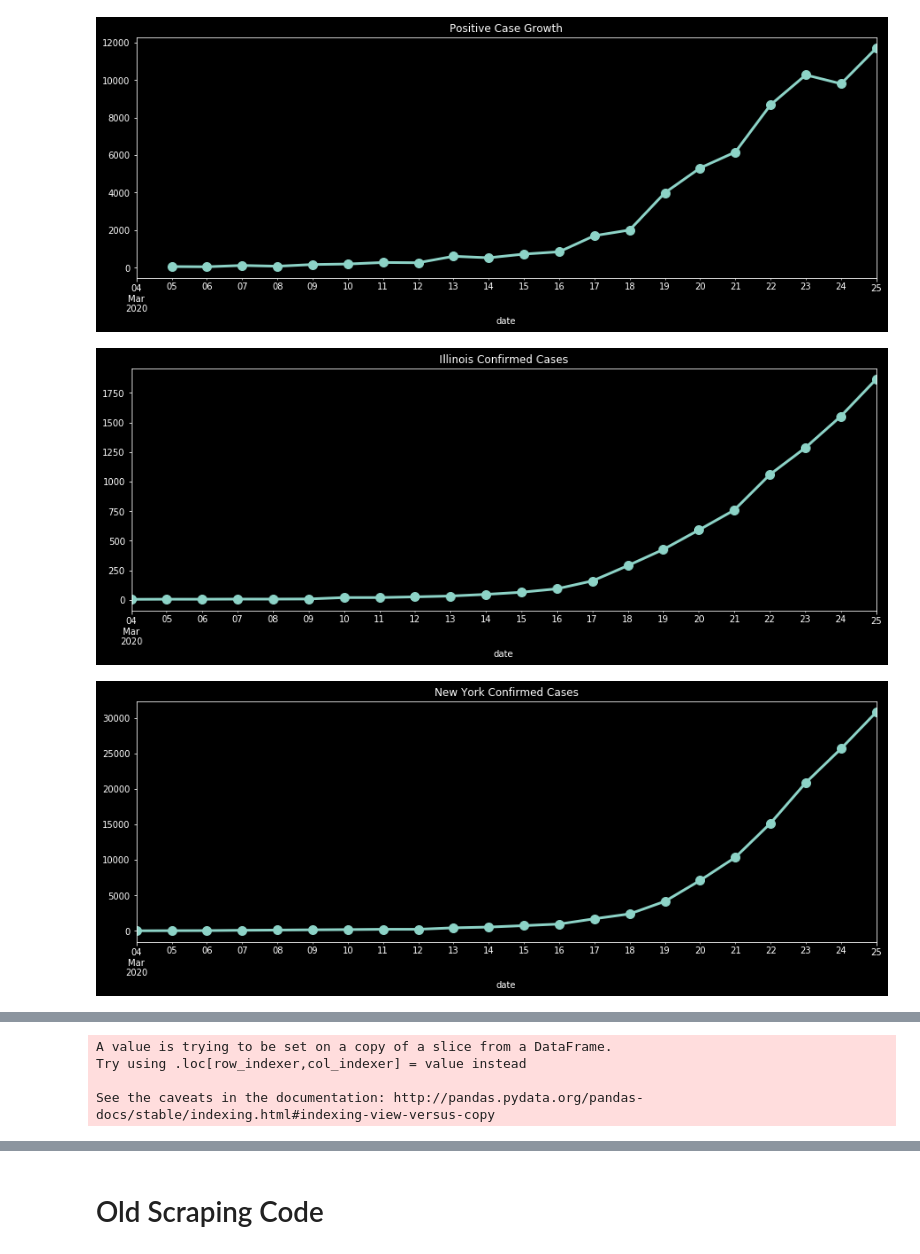
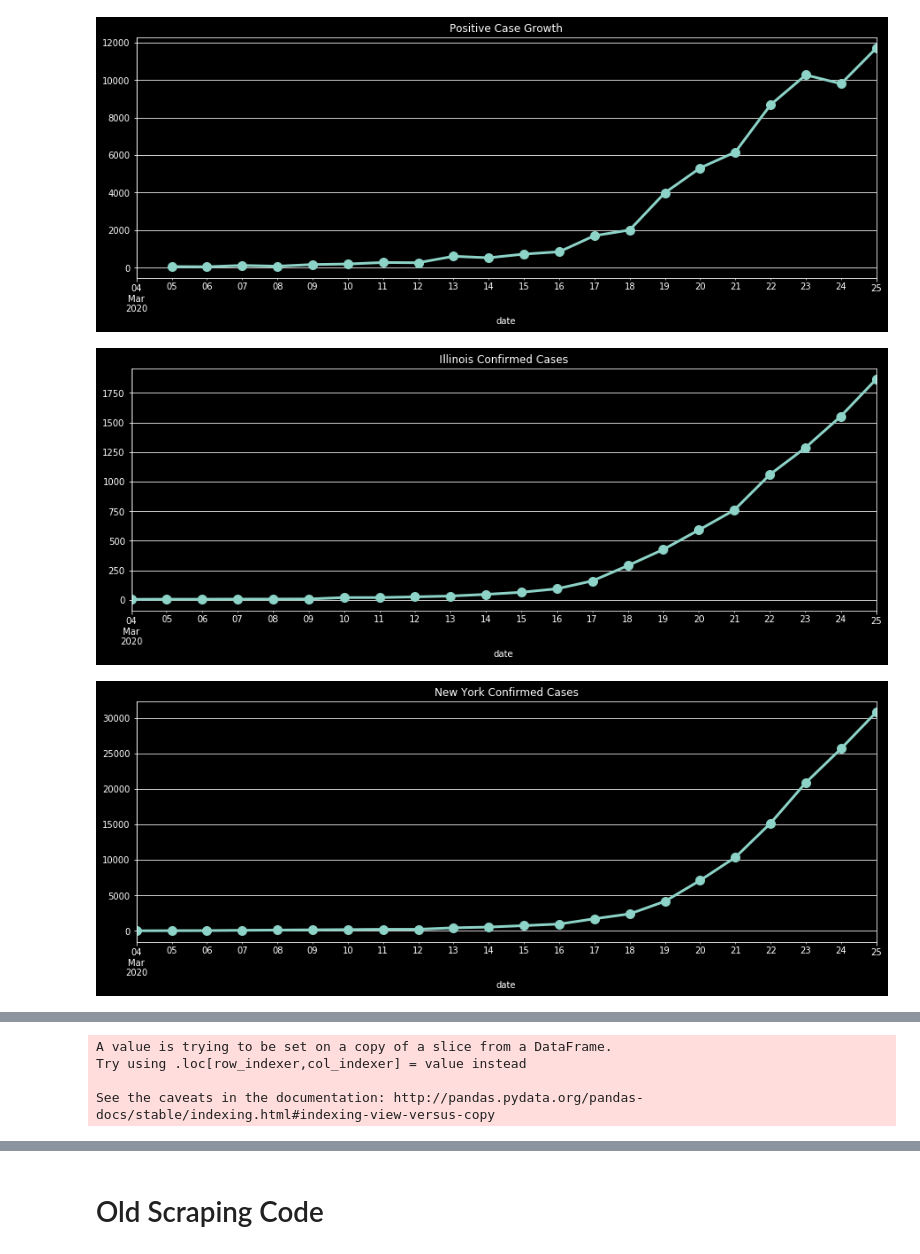
Before and after one commit to joelsewhere/covid-19, a Jupyter notebook: Coronavirus_data_tracker.ipynb, the cells around one changed output, grey strips where cells are left out. Saved outputs shown, nothing was run; the diff lists cells and outputs as text; code cells hidden in the pictures.

```diff
--- a/Coronavirus_data_tracker.ipynb
+++ b/Coronavirus_data_tracker.ipynb
@@ -25,17 +25,18 @@ today = states.loc[states.index.max()]
 
 # NATIONAL POSITIVE
 plt.style.use('dark_background')
-plt.g
 fig = plt.figure(figsize=(15,5))
 us.positive.plot(linewidth=3, marker = 'o', markersize=10)
 plt.title('Positive Test Results COVID-19')
+plt.grid()
 plt.show()
 fig.savefig('images/positive_tests.png')
 
 # NATIONAL DEATHS
 fig = plt.figure(figsize=(15,5))
 us.death.dropna().plot(linewidth=3, marker = 'o', markersize=10)
-plt.title('Positive Test Results COVID-19')
+plt.title('US Deaths')
+plt.grid()
 plt.show()
 fig.savefig('images/deaths.png')
 
@@ -44,6 +45,7 @@ us_rev = us.iloc[::-1].positive.diff()
 fig = plt.figure(figsize=(15,5))
 us_rev.plot(linewidth=3, marker = 'o', markersize=10)
 plt.title('Positive Case Growth')
+plt.grid()
 plt.show()
 fig.savefig('images/positive_case_growth.png')
 
@@ -51,6 +53,7 @@ fig.savefig('images/positive_case_growth.png')
 fig = plt.figure(figsize=(15,5))
 states[states.state == 'IL'].positive.plot(linewidth=3, marker = 'o', markersize=10)
 plt.title('Illinois Confirmed Cases')
+plt.grid()
 plt.show()
 fig.savefig('images/illinois_cases.png')
 
@@ -58,6 +61,7 @@ fig.savefig('images/illinois_cases.png')
 fig = plt.figure(figsize=(15,5))
 states[states.state == 'NY'].positive.plot(linewidth=3, marker = 'o', markersize=10)
 plt.title('New York Confirmed Cases')
+plt.grid()
 plt.show()
 fig.savefig('images/ny_cases.png')
 
@@ -65,6 +69,7 @@ fig.savefig('images/ny_cases.png')
 fig = plt.figure(figsize=(15,5))
 states[states.state == 'IA'].positive.plot(linewidth=3, marker = 'o', markersize=10)
 plt.title('Iowa Confirmed Cases')
+plt.grid()
 plt.show()
 fig.savefig('images/ia_cases.png')
 
@@ -80,6 +85,7 @@ for state in ten_states:
 plt.title('10 states with the most confirmed cases')
 plt.ylabel('Positive Test Results')
 plt.legend(loc='upper left')
+plt.grid()
 plt.show()
 fig.savefig('images/top_ten_states.png')
 
@@ -146,3 +152,3 @@ with open('coronavirus.json') as f:
-[figure, old version]
+[figure, new version]
-[figure, old version]
+[figure, new version]
-[figure, old version]
+[figure, new version]
```
Also changed, not shown: parts of 1 cell of this notebook, 1 other file.
